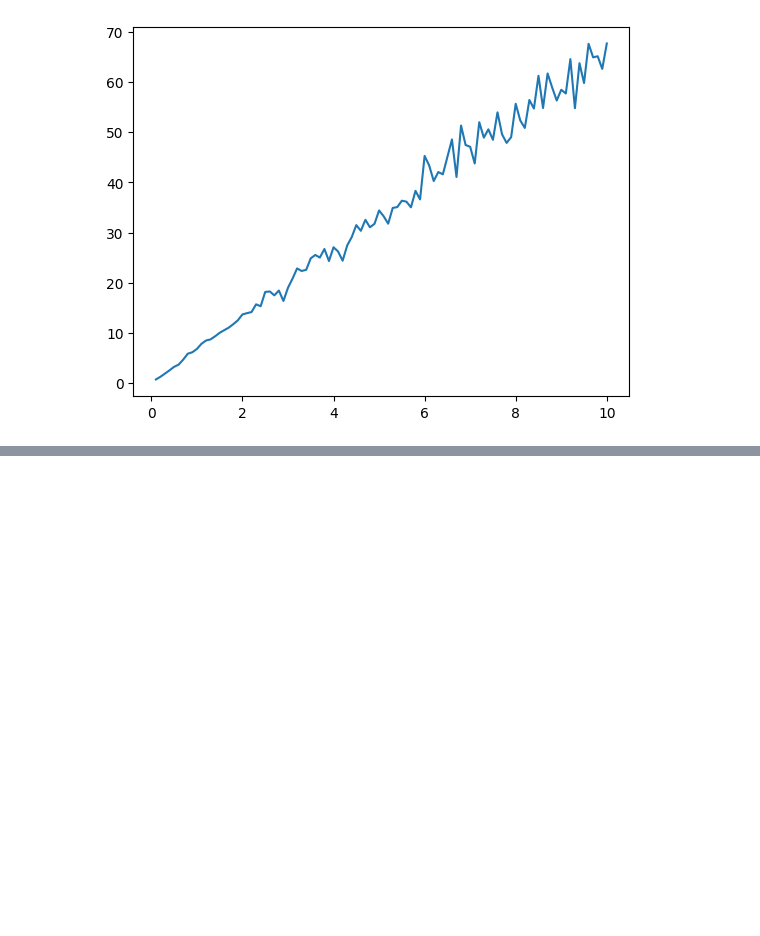
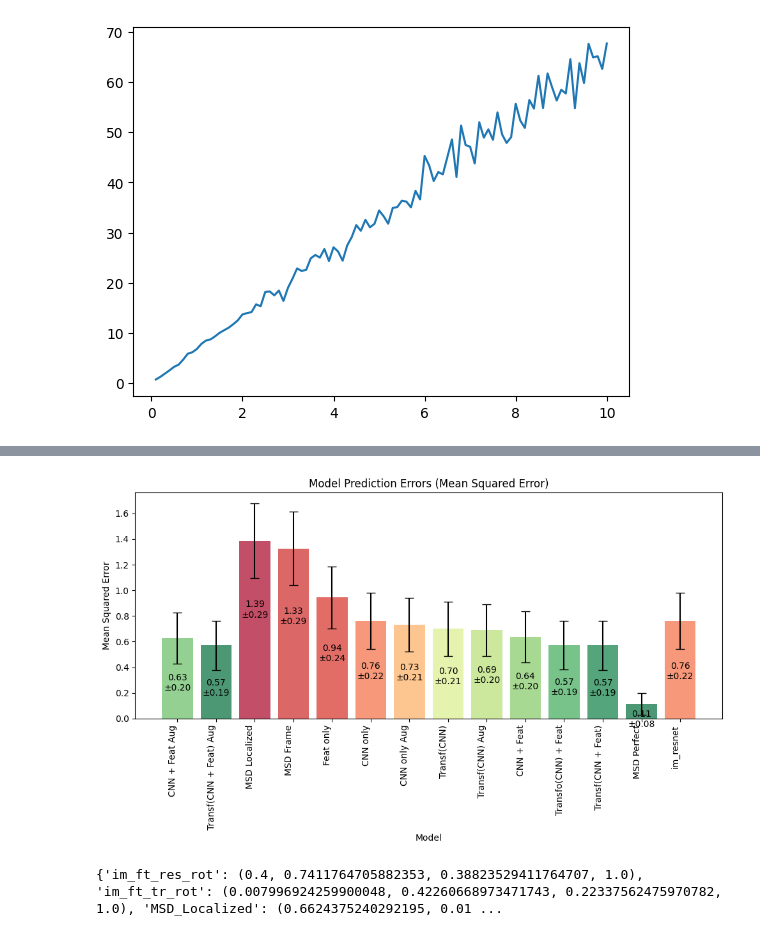
Before and after one commit to Biomedical-Imaging-Group/MolecularDiffusion_MiViT, a Jupyter notebook: train_resultsImagesFeatures.ipynb, the cells around one changed output, grey strips where cells are left out. Cells and saved outputs as stored; diff of their text form; code cells hidden in the pictures; blank space fills up the shorter version.

Commit message:
Generate csv file of results for poster

```diff
--- a/train_resultsImagesFeatures.ipynb
+++ b/train_resultsImagesFeatures.ipynb
@@ -632,3 +647,59 @@ plot_error_std(modelsPlot2, mse_dict, std_dict, colors_dict)
+# %%
+import pandas as pd
+
+def save_model_errors_to_csv(mse_dict, std_dict, filename):
+    rows = []
+    for model in mse_dict:
+        mse = mse_dict[model]
+        std = std_dict.get(model, np.nan)
+        rows.append({
+            "model": model,
+            "mse": mse,
+            "std": std
+        })
+    df = pd.DataFrame(rows)
+    df.to_csv(filename, index=False)
+
+import matplotlib.pyplot as plt
+import pandas as pd
+
+def plot_model_errors_from_csv(csv_file, colors_dict, selected_models=None):
+    df = pd.read_csv(csv_file)
+
+    if selected_models is not None:
+        df = df[df["model"].isin(selected_models)]
+
+    model_names = df["model"].tolist()
+    mean_errors = df["mse"].astype(float).tolist()
+    std_errors = df["std"].astype(float).tolist()
+    colors = [colors_dict.get(name, "#000000") for name in model_names]  # fallback to black
+
+    plt.figure(figsize=(10, 6))
+
+    bars = plt.bar(model_names, mean_errors, yerr=std_errors,
+                   capsize=5, alpha=0.7, color=colors)
+
+    plt.title('Model Prediction Errors (Mean Squared Error)')
+    plt.xlabel('Model')
+    plt.ylabel('Mean Squared Error')
+    plt.xticks(rotation=90, ha='right')
+    plt.tight_layout()
+
+    for i, (mean, std) in enumerate(zip(mean_errors, std_errors)):
+        if not np.isnan(std):
+            y = mean - 2*std - 0.02 * max(mean_errors)
+            plt.text(i, y, f'{mean:.2f}\n±{std:.2f}', ha='center', va='bottom')
+
+    plt.show()
+
+path = "outPoster/model_errors.csv"
+save_model_errors_to_csv(mse_dict, std_dict, path)
+plot_model_errors_from_csv(path,colors_dict)
+
+print(colors_dict)
+# %% [output]
+[figure, added]
+{'im_ft_res_rot': (0.4, 0.7411764705882353, 0.38823529411764707, 1.0), 'im_ft_tr_rot': (0.007996924259900048, 0.42260668973471743, 0.22337562475970782, 1.0), 'MSD_Localized': (0.6624375240292195, 0.01 ...
 # %%
 def compute_pred(model, val_vid, val_feat, val_trajs):
 
```
Also changed, not shown: parts of 7 cells of this notebook, 8 other files.
